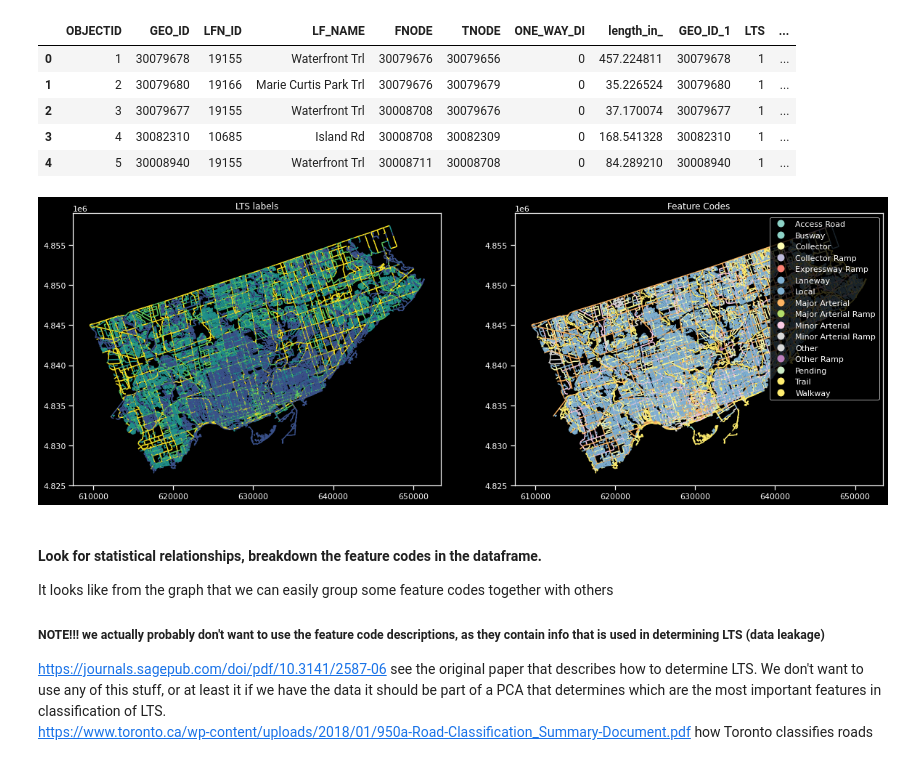
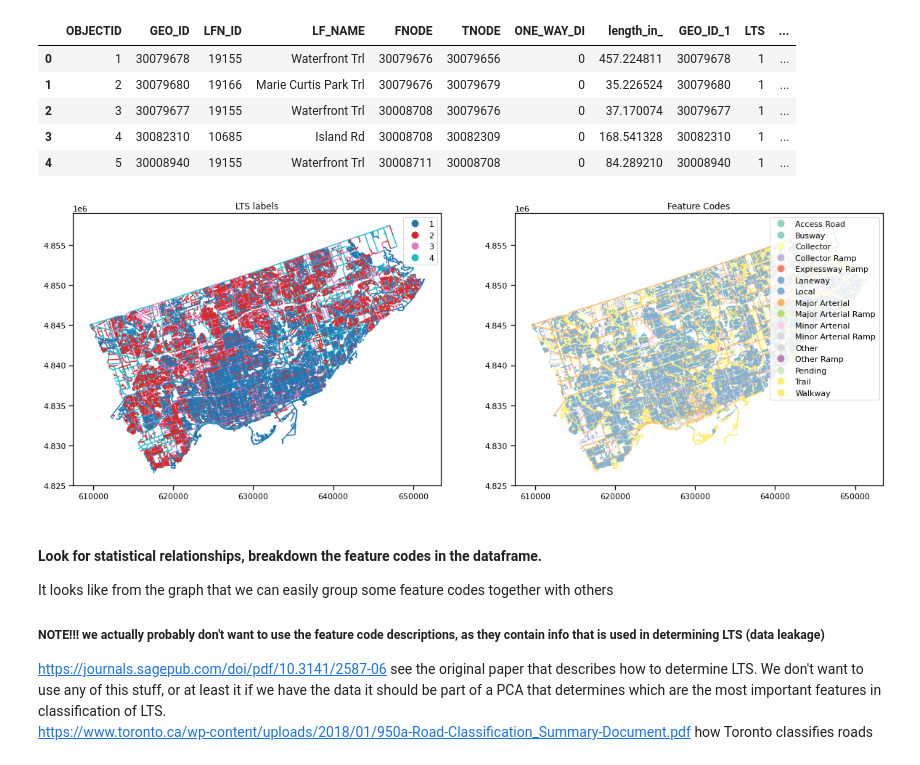
Before and after one commit to KeaganHRankin/Cycle-Classifier, a Jupyter notebook: edanalysis/eda_featuretype.ipynb, the cells around one changed output. Cells and saved outputs as stored; diff of their text form; code cells hidden in the pictures.

Commit message:
Adjusting graphing settings to look better in Medium article. Need to figure out how to do spatial CV 3/25/2022

```diff
--- a/edanalysis/eda_featuretype.ipynb
+++ b/edanalysis/eda_featuretype.ipynb
@@ -24,7 +24,8 @@ import matplotlib.pyplot as plt
 
 # Configure Notebook
 %matplotlib inline
-plt.style.use('dark_background')
+#plt.style.use('dark_background')
+plt.style.use('seaborn-colorblind')
 #plt.style.use('ggplot')
 sns.set_context("notebook")
 import warnings
@@ -110,19 +111,24 @@ centre_merge.head()
 # %%
 # Convert back into a geodataframe
 centre_merge = gpd.GeoDataFrame(centre_merge, geometry='geometry_x')
+# %%
+# Convert LTS to str column for better plotting.
+centre_merge['LTS str'] = centre_merge['LTS'].astype('str')
 # %%
 #Plot the LTS and feature descriptions to ensure the merge worked
 fig, axs = plt.subplots(figsize=(20,12), ncols=2, nrows=1)
 
 # Plotting
-centre_merge.plot(ax=axs[0], column='LTS')
+centre_merge.plot(ax=axs[0], column=centre_merge['LTS str'], legend=True)
 centre_merge.plot(ax=axs[1], column='FEATURE_CODE_DESC', legend=True, cmap='Set3')
 
 # Attributes
 axs[0].title.set_text('LTS labels')
 axs[1].title.set_text('Feature Codes')
+
+fig.savefig('Features and LTS')
 # %% [output]
-[figure, old version]
+[figure, new version]
 # %% [markdown]
 #### Look for statistical relationships, breakdown the feature codes in the dataframe.
 It looks like from the graph that we can easily group some feature codes together with others <br>
```
Also changed, not shown: parts of 1 cell of this notebook, 2 other files.
